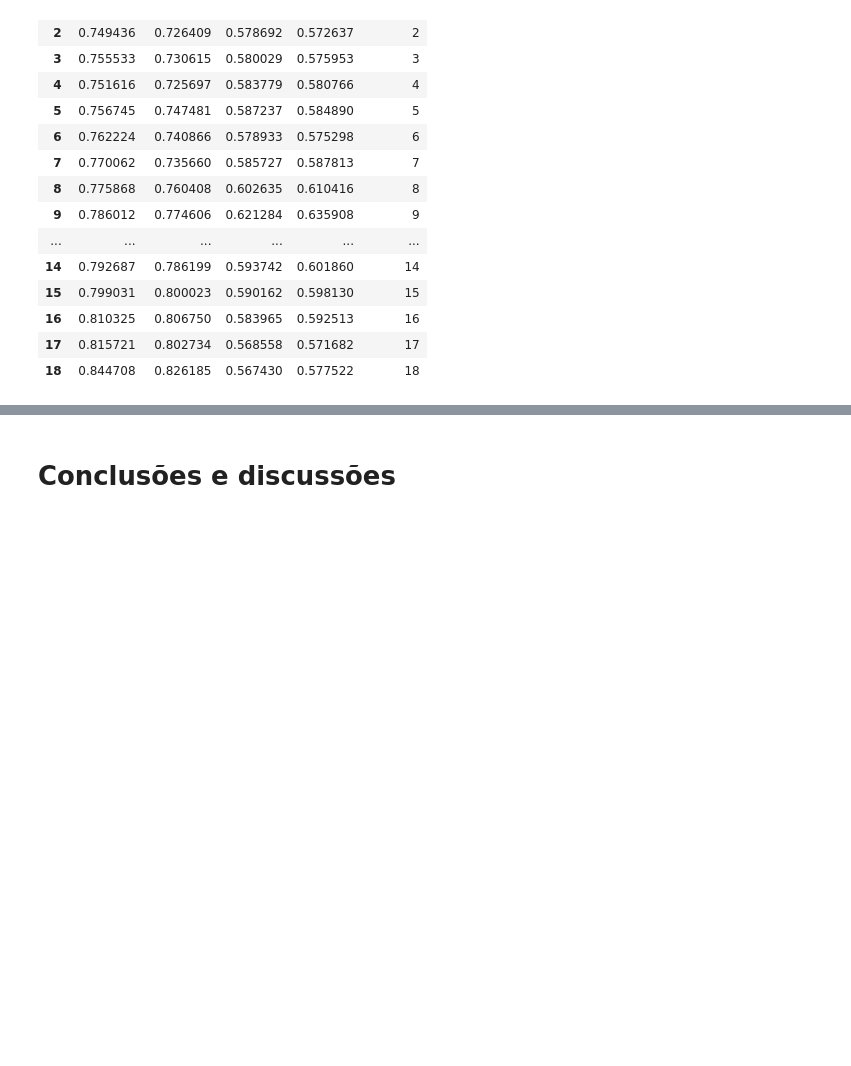
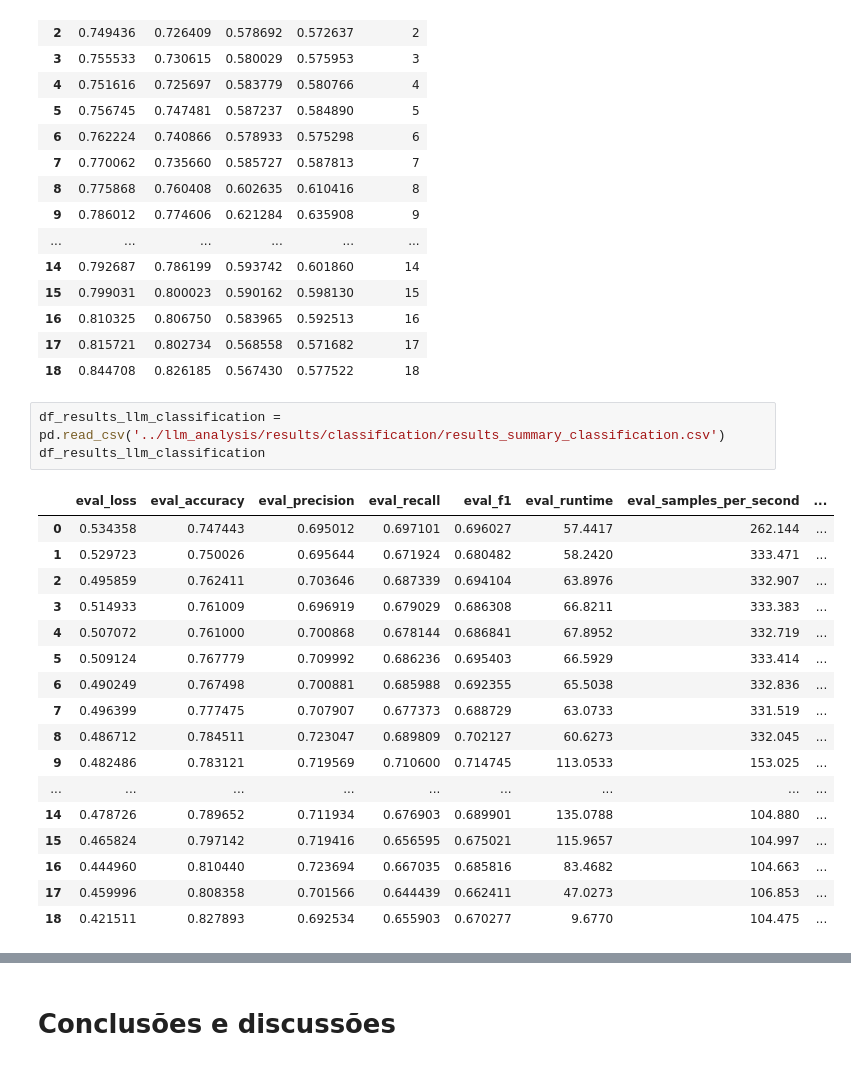
Before and after one commit to LuisEduardoF/ConciliamentoTRT, a Jupyter notebook: EDA/analysis.ipynb, the cells around one changed output, grey strips where cells are left out. Saved outputs shown, nothing was run; the diff lists cells and outputs as text; blank space fills up the shorter version.

```diff
--- a/EDA/analysis.ipynb
+++ b/EDA/analysis.ipynb
@@ -1558,6 +1141,27 @@ df_results_llm_embedding
 | 16 | 0.810325 | 0.806750 | 0.583965 | 0.592513 | 16 |
 | 17 | 0.815721 | 0.802734 | 0.568558 | 0.571682 | 17 |
 | 18 | 0.844708 | 0.826185 | 0.567430 | 0.577522 | 18 |
+# %%
+df_results_llm_classification = pd.read_csv('../llm_analysis/results/classification/results_summary_classification.csv')
+df_results_llm_classification
+# %% [output]
+|  | eval_loss | eval_accuracy | eval_precision | eval_recall | eval_f1 | eval_runtime | eval_samples_per_second | ... |
+| 0 | 0.534358 | 0.747443 | 0.695012 | 0.697101 | 0.696027 | 57.4417 | 262.144 | ... |
+| 1 | 0.529723 | 0.750026 | 0.695644 | 0.671924 | 0.680482 | 58.2420 | 333.471 | ... |
+| 2 | 0.495859 | 0.762411 | 0.703646 | 0.687339 | 0.694104 | 63.8976 | 332.907 | ... |
+| 3 | 0.514933 | 0.761009 | 0.696919 | 0.679029 | 0.686308 | 66.8211 | 333.383 | ... |
+| 4 | 0.507072 | 0.761000 | 0.700868 | 0.678144 | 0.686841 | 67.8952 | 332.719 | ... |
+| 5 | 0.509124 | 0.767779 | 0.709992 | 0.686236 | 0.695403 | 66.5929 | 333.414 | ... |
+| 6 | 0.490249 | 0.767498 | 0.700881 | 0.685988 | 0.692355 | 65.5038 | 332.836 | ... |
+| 7 | 0.496399 | 0.777475 | 0.707907 | 0.677373 | 0.688729 | 63.0733 | 331.519 | ... |
+| 8 | 0.486712 | 0.784511 | 0.723047 | 0.689809 | 0.702127 | 60.6273 | 332.045 | ... |
+| 9 | 0.482486 | 0.783121 | 0.719569 | 0.710600 | 0.714745 | 113.0533 | 153.025 | ... |
+| ... | ... | ... | ... | ... | ... | ... | ... | ... |
+| 14 | 0.478726 | 0.789652 | 0.711934 | 0.676903 | 0.689901 | 135.0788 | 104.880 | ... |
+| 15 | 0.465824 | 0.797142 | 0.719416 | 0.656595 | 0.675021 | 115.9657 | 104.997 | ... |
+| 16 | 0.444960 | 0.810440 | 0.723694 | 0.667035 | 0.685816 | 83.4682 | 104.663 | ... |
+| 17 | 0.459996 | 0.808358 | 0.701566 | 0.644439 | 0.662411 | 47.0273 | 106.853 | ... |
+| 18 | 0.421511 | 0.827893 | 0.692534 | 0.655903 | 0.670277 | 9.6770 | 104.475 | ... |
 # %%
 # 1. Selecionar apenas as colunas de interesse do modelo clássico
 df_results_classic = df_results_classic[[
```
Also changed, not shown: parts of 19 cells of this notebook, 2 other files.
